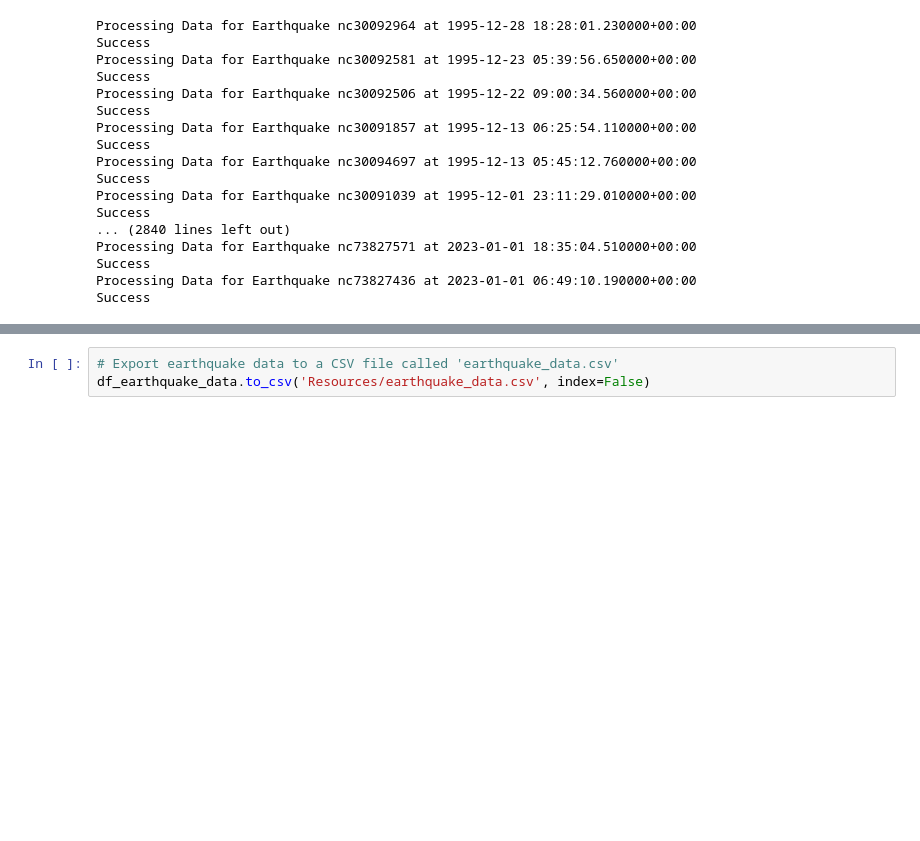
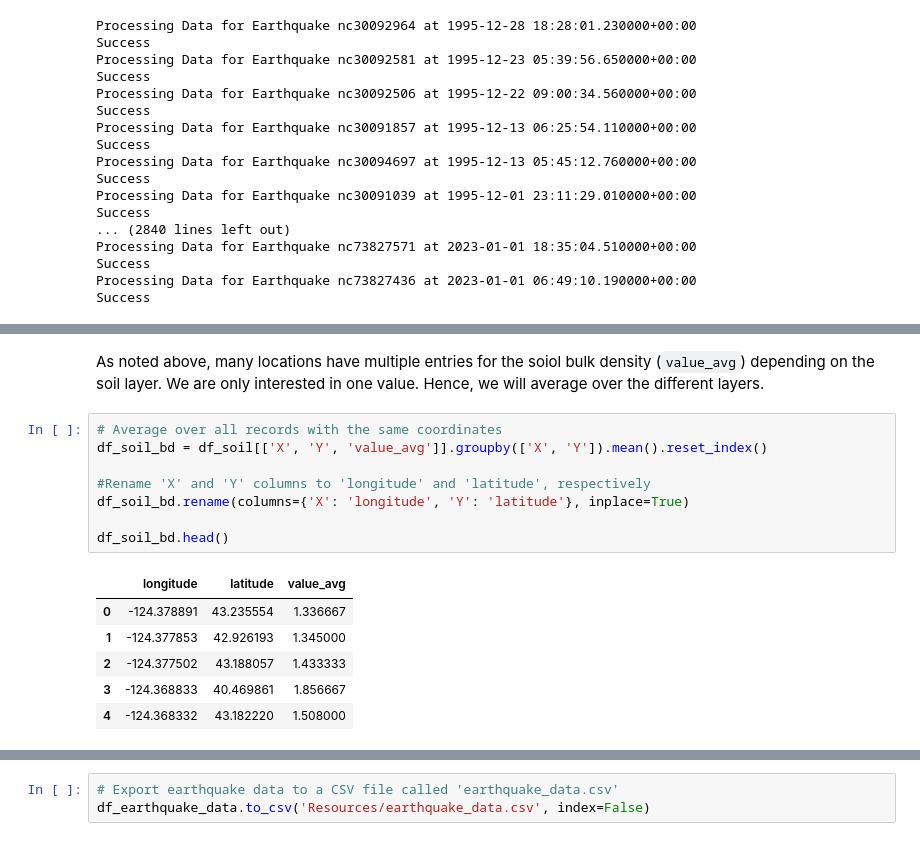
Before and after one commit to AI-Bootcamp-Class/project2, a Jupyter notebook: retrieve_data.ipynb, the cells around one changed output, grey strips where cells are left out. Drawn from its saved outputs; the diff is of its cells as text; blank space fills up the shorter version.

```diff
--- a/retrieve_data.ipynb
+++ b/retrieve_data.ipynb
@@ -210,0 +260,17 @@ display(df_earthquake_dat)
+# %% [markdown]
+As noted above, many locations have multiple entries for the soiol bulk density (`value_avg`) depending on the soil layer. We are only interested in one value. Hence, we will average over the different layers.
+# %%
+# Average over all records with the same coordinates
+df_soil_bd = df_soil[['X', 'Y', 'value_avg']].groupby(['X', 'Y']).mean().reset_index()
+
+#Rename 'X' and 'Y' columns to 'longitude' and 'latitude', respectively
+df_soil_bd.rename(columns={'X': 'longitude', 'Y': 'latitude'}, inplace=True)
+
+df_soil_bd.head()
+# %% [output]
+|  | longitude | latitude | value_avg |
+| 0 | -124.378891 | 43.235554 | 1.336667 |
+| 1 | -124.377853 | 42.926193 | 1.345000 |
+| 2 | -124.377502 | 43.188057 | 1.433333 |
+| 3 | -124.368833 | 40.469861 | 1.856667 |
+| 4 | -124.368332 | 43.182220 | 1.508000 |
```
Also changed, not shown: parts of 14 cells of this notebook.
